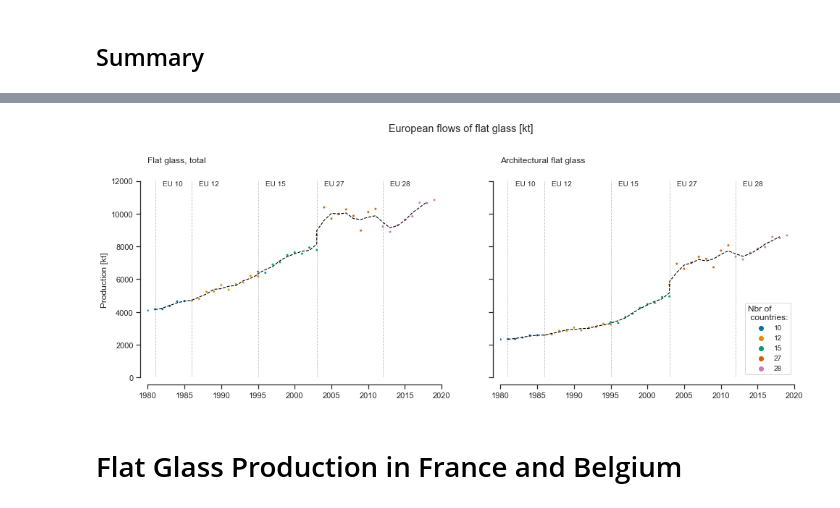
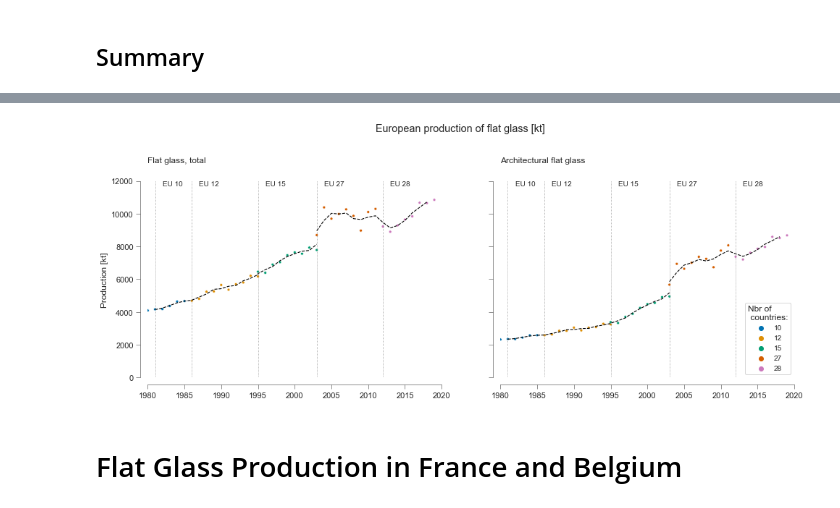
Before and after one commit to JeanSouv/01_MFA_GlassIndustry, a Jupyter notebook: MFA_FlatGlassIndustry.ipynb, the cells around one changed output, grey strips where cells are left out. Saved outputs shown, nothing was run; the diff lists cells and outputs as text; code cells hidden in the pictures.

```diff
--- a/MFA_FlatGlassIndustry.ipynb
+++ b/MFA_FlatGlassIndustry.ipynb
@@ -190,3 +194,8 @@ plt.show()
 [figure]
 # %% [markdown]
 ## Summary
+# %%
+# Annual growth:
+EU['Growth, flat glass [%]'] = EU['Production [kt]'].pct_change()
+EU['Growth, arch glass [%]'] = (EU['Architectural glass production [kt]']
+                                .pct_change())
@@ -201,34 +245,37 @@ fig, axes = plt.subplots(nrows=2, ncols=2,
 
 for col, data in enumerate(data1):
     ax=axes[0][col]
-    if col == 0:
-        ax.set_ylabel('Flat glass flows [kt]')
     sns.lineplot(data=EU.loc[10:28].reset_index(),
                  x='year', y=f"{data} [kt]",
                  hue = 'Nbr of countries',
                  palette = 'colorblind',
                  ax = ax)
+    if col == 0:
+        ax.set_ylabel('Flat glass flows [kt]')
+    style_ax(ax)
     ax.set_title(data, pad=10, loc='left')
     ax.get_legend().remove()
 
 for col, data in enumerate(data2):
     ax=axes[1][col]
-    if col == 0:
-        ax.set_ylabel('Flat glass flows [kt]')
     sns.lineplot(data=EU.loc[10:28].reset_index(),
                  x='year', y=f"{data} [kt]",
                  hue = 'Nbr of countries',
                  palette = 'colorblind',
                  ax = ax)
+    if col == 0:
+        ax.set_ylabel('Flat glass flows [kt]')
+    style_ax(ax)
     ax.set_title(data, pad=10, loc='left')
     ax.get_legend().remove()
 
 # Add legend
 handles, labels = ax.get_legend_handles_labels()
 fig.legend(handles, labels, loc='upper right', ncol=7,
-          fontsize='10', title='Nbr of countries:')
+           fontsize='10', title='Nbr of countries:',
+           bbox_to_anchor=(0.83,0.93))
 
-ax.set_xlim(1950,2020)
+ax.set_xlim(1980,2020)
 ax.set_ylim(0, 12000)
 
 fig.suptitle("European flows of flat glass [kt]")
@@ -250,53 +297,59 @@ fig, axes = plt.subplots(nrows=1, ncols=2,
                          sharex=True, sharey=True,
                          figsize=(16,5))
 
+a = [(10,15), (27,28)]
+
 for col, data in enumerate(data):
-    ax=axes[col]
-
-    # Plot the trend curve for flat glass production:
-    ax.plot(EU[f"{data} [kt]"]
-        .reset_index(level='Nbr of countries')
-        .sort_values(by=['year'])
-        .interpolate().rolling(3, center = True)
-        .mean()[f"{data} [kt]"],
-        linewidth=1.1, c='black', linestyle='--'
-       )
+    for i, j in a:
+        ax=axes[col]
+        # Plot the trend curve for flat glass production:
+        ax.plot(EU.interpolate().rolling(3, center = True).mean().loc[i:j]
+                .reset_index(level='Nbr of countries')
+                .sort_values(by=['year'])
+                [f"{data} [kt]"],
+                linewidth=1.1, c='black', linestyle='--'
+               )
 
     # Plot data gathered from literature review and calculated for arch glass:
     sns.scatterplot(data=EU.loc[10:28].reset_index(),
                     x='year', y=f"{data} [kt]",
                     hue = 'Nbr of countries',
                     palette = 'colorblind',
-                    marker='.', s=50,
+                    marker='.', s=60,
                     ax=ax)
-    ax.set_xlabel(None)
     if col == 0:
         ax.get_legend().remove()
         ax.set_title('Flat glass, total', pad=25, loc='left')
     else:
         ax.set_title('Architectural flat glass', pad=25, loc='left')
         # Add legend
         handles, labels = ax.get_legend_handles_labels()
         ax.legend(handles, labels, loc='upper right', ncol=1,
                   fontsize='10', title='Nbr of \n countries:',
                   bbox_to_anchor=(1, 0.4))
 
     # Plot lines highlighting changes in the scope, i.e. EU enlargement
     for y, x in EU_Kdates.items():
         ax.axvline(x=x, c='grey', linestyle=':', linewidth=0.75)
         ax.text(x+1, 12000, f"{y}",fontsize=10,
                  verticalalignment='top')
 
-ax.set_xlim(1980,2020)
-ax.set_ylim(0,12000)
+    style_ax(ax)
+    ax.set_xlim(1980,2020)
+    ax.set_ylim(0,12000)
 
-fig.suptitle("European flows of flat glass [kt]", y=1.10)
+fig.suptitle("European production of flat glass [kt]", y=1.10)
 fig.subplots_adjust(wspace = 0.2)
 
 sns.despine(offset=10, trim=True)
 plt.show()
+
+# Save image
+# fig.savefig(os.path.join(path_img, 'European production of flat glass.png'),
+#            dpi=600)
+# fig.savefig(os.path.join(path_img, 'European production of flat glass.pdf'))
 # %% [output]
-[figure, old version]
+[figure, new version]
 # %% [markdown]
 # Flat Glass Production in France and Belgium
 # %% [markdown]
```
Also changed, not shown: parts of 101 cells of this notebook, 2 other files.
